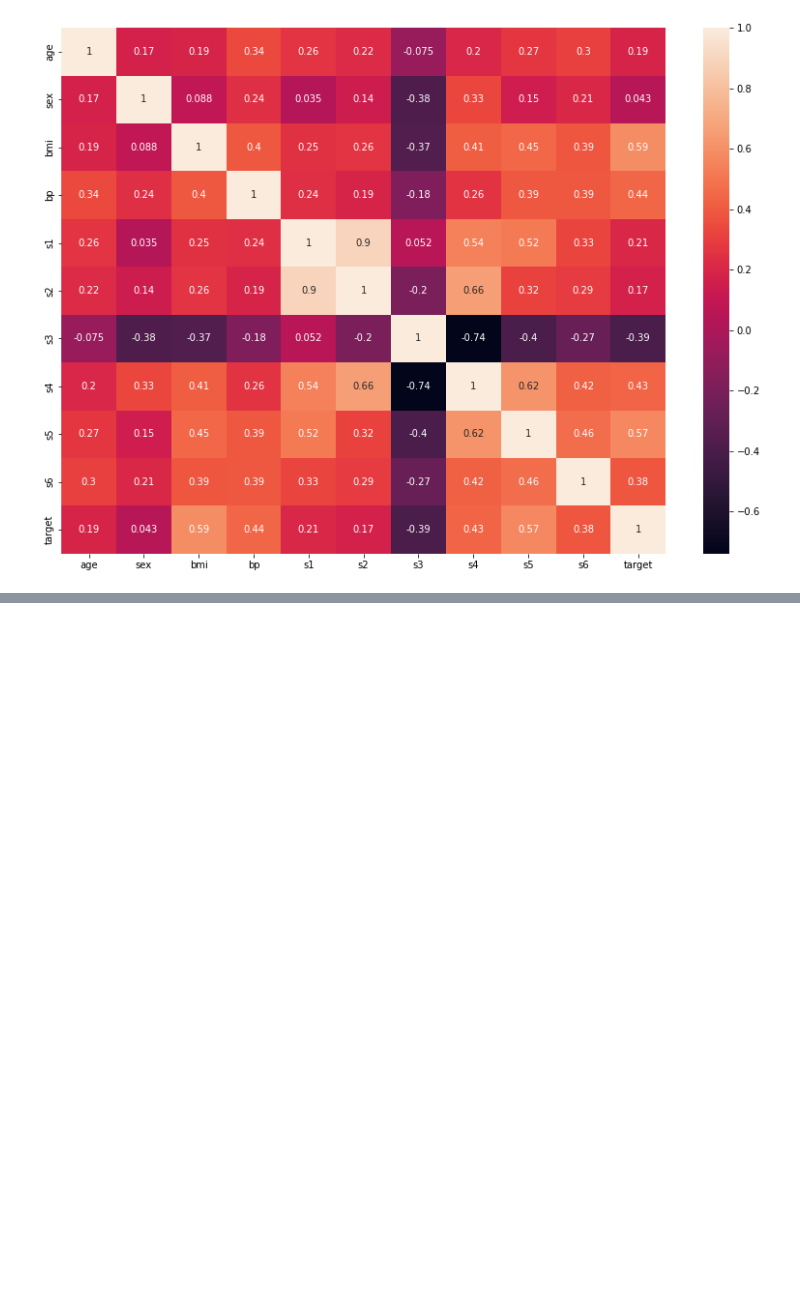
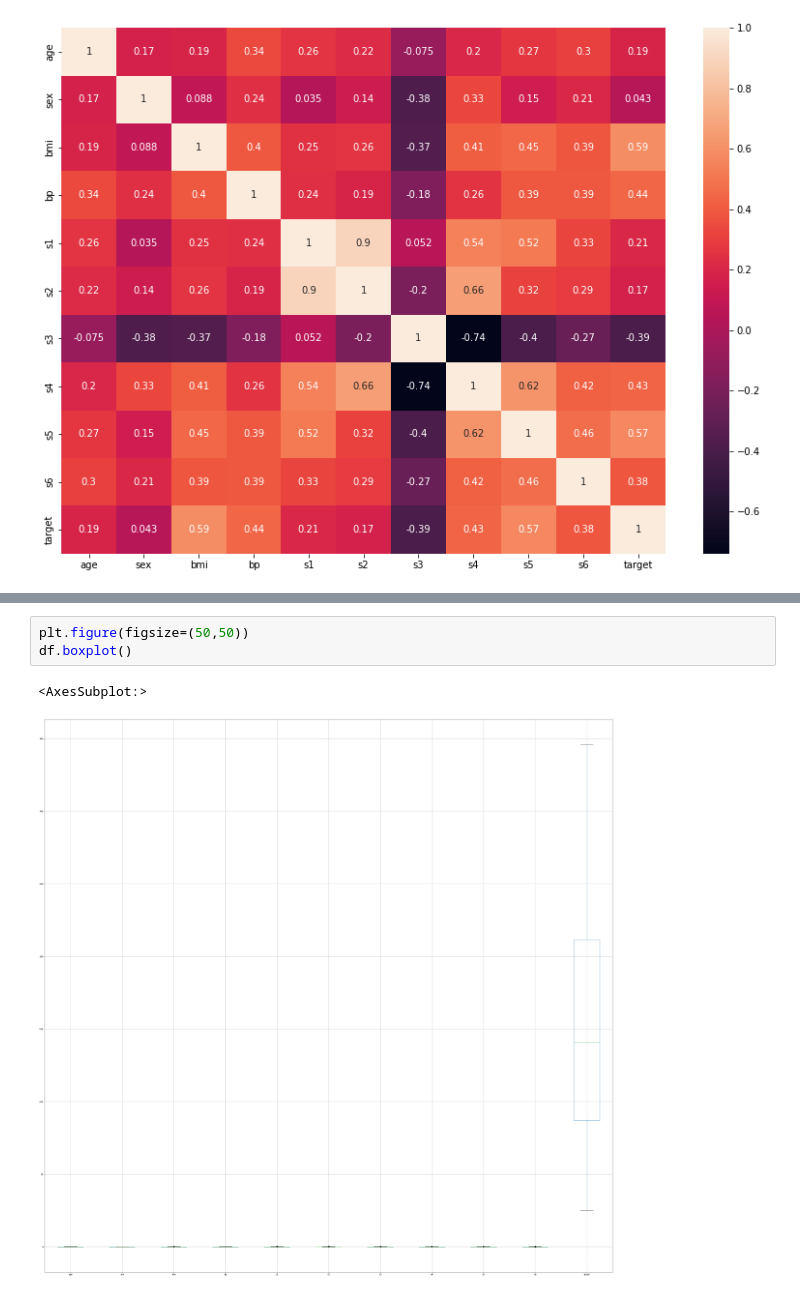
Before and after one commit to Naveen-Karanamu/Diabetes-Data-Prediction, a Jupyter notebook: main.ipynb, the cells around one changed output, grey strips where cells are left out. Drawn from its saved outputs; the diff is of its cells as text; blank space fills up the shorter version.

Commit message:
Added : Required plots

```diff
--- a/main.ipynb
+++ b/main.ipynb
@@ -134,0 +140,6 @@ sns.heatmap(df.corr(),annot=True)
+# %%
+plt.figure(figsize=(50,50))
+df.boxplot()
+# %% [output]
+<AxesSubplot:>
+[figure, added]
```
Also changed, not shown: parts of 1 cell of this notebook.
